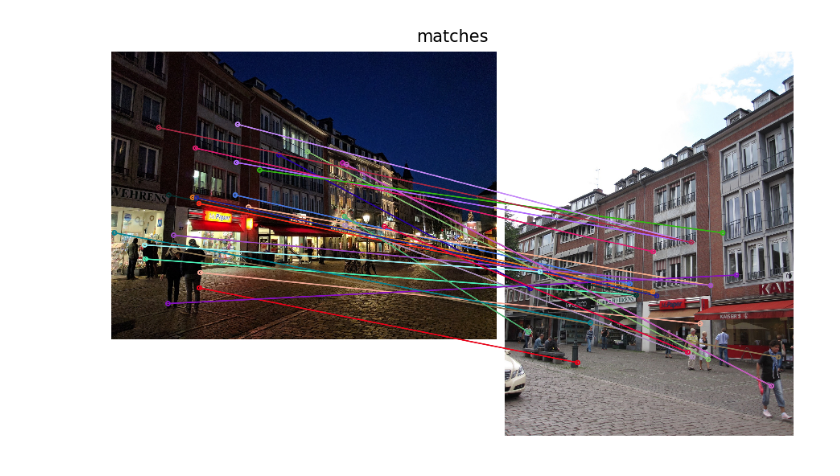
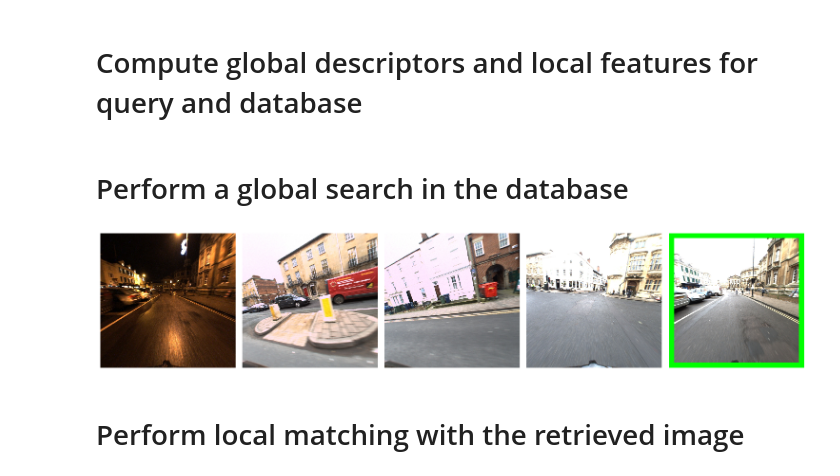
Before and after one commit to ethz-asl/hfnet, a Jupyter notebook: demo.ipynb, the cells around one changed output. Drawn from its saved outputs; the diff is of its cells as text; code cells hidden in the pictures.

```diff
--- a/demo.ipynb
+++ b/demo.ipynb
@@ -45,3 +50,7 @@ class HFNet:
             self.num_keypoints_op: num_keypoints,
         }
         return self.session.run(self.outputs, feed_dict=inputs)
+
+model_path = Path(EXPER_PATH, 'saved_models/hfnet')
+outputs = ['global_descriptor', 'keypoints', 'local_descriptors']
+hfnet = HFNet(model_path, outputs)
@@ -48,10 +58,0 @@ class HFNet:
-# %%
-hfnet = HFNet(
-    Path(EXPER_PATH, 'saved_models/hfnet-shared_weights-unc_aug-photo_lrsteps_inference'),
-    ['keypoints', 'scores', 'local_descriptors', 'local_descriptor_map'])
-
-im_db = read_image('aachen/images_upright/db/1286.jpg')
-pred_db = hfnet.inference(im_db)
-
-im_query = read_image('aachen/images_upright/query/night/nexus5x/IMG_20161227_172439.jpg')
-pred_query = hfnet.inference(im_query)
@@ -74,5 +59,22 @@ matches = matches[dist < 0.85]
-# %%
-plot_images([draw_matches(im_query, pred_query['keypoints'], im_db, pred_db['keypoints'], matches)],
-            titles=['matches'], dpi=150)
-# %% [output]
-[figure, removed]
+# %% [markdown]
+# Compute global descriptors and local features for query and database
+# %%
+db = [hfnet.inference(i) for i in images_db]
+global_index = np.stack([d['global_descriptor'] for d in db])
+query = hfnet.inference(image_query)
+# %% [markdown]
+# Perform a global search in the database
+# %%
+def compute_distance(desc1, desc2):
+    # For normalized descriptors, computing the distance is a simple matrix multiplication.
+    return 2 * (1 - desc1 @ desc2.T)
+# %%
+nearest = np.argmin(compute_distance(query['global_descriptor'], global_index))
+
+disp_db = [add_frame(im, (0, 255, 0)) if i == nearest else im
+           for i, im in enumerate(images_db)]
+plot_images([image_query] + disp_db, dpi=50)
+# %% [output]
+[figure, added]
+# %% [markdown]
+# Perform local matching with the retrieved image
```
Also changed, not shown: parts of 12 cells of this notebook, 9 other files.
